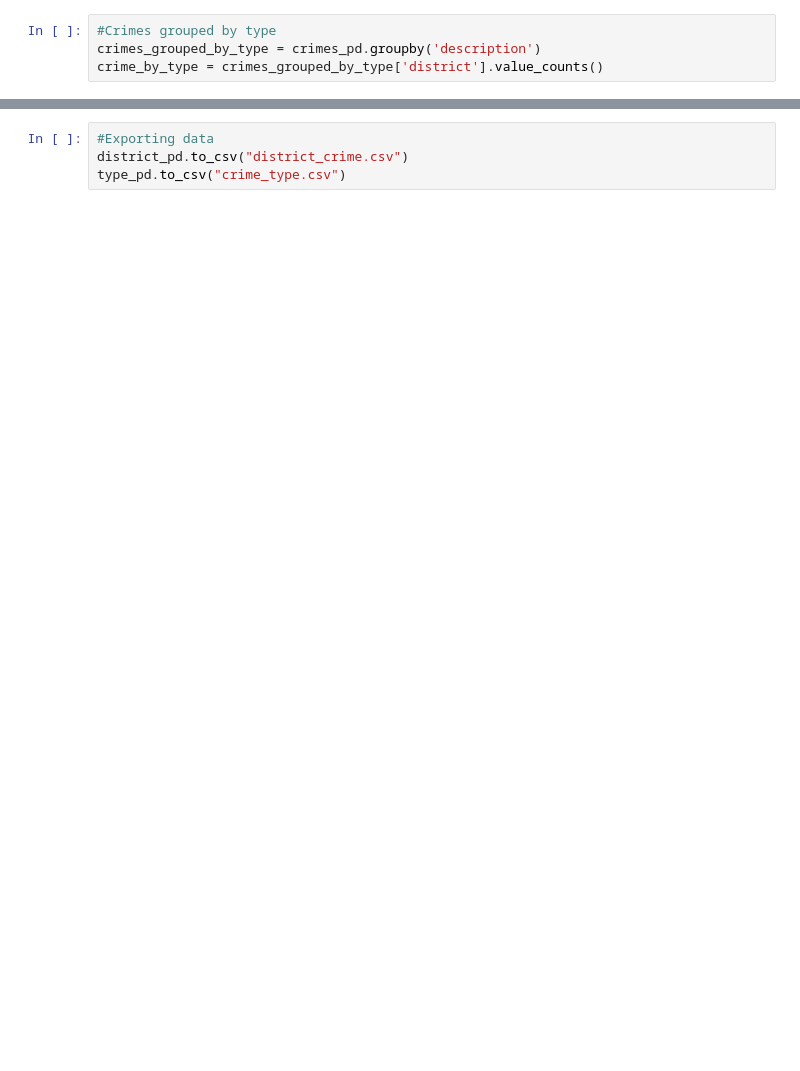
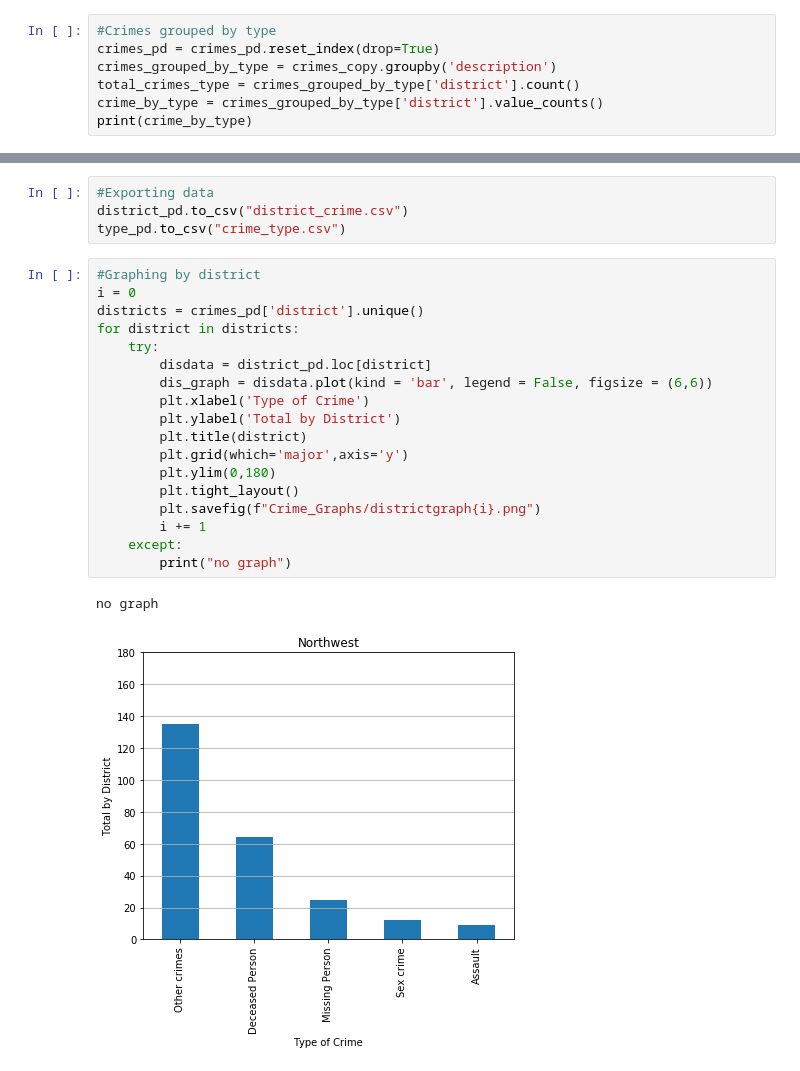
Before and after one commit to apspatz/team2project1, a Jupyter notebook: Crime Data/ODRaleigh.ipynb, the cells around one changed output, grey strips where cells are left out. Cells and saved outputs as stored; diff of their text form; blank space fills up the shorter version.

Commit message:
Graphing Data

```diff
--- a/Crime Data/ODRaleigh.ipynb
+++ b/Crime Data/ODRaleigh.ipynb
@@ -187,4 +209,7 @@ crime_by_district = crimes_grouped_by_district['description'].value_counts()
 # %%
 #Crimes grouped by type
-crimes_grouped_by_type = crimes_pd.groupby('description')
+crimes_pd = crimes_pd.reset_index(drop=True)
+crimes_grouped_by_type = crimes_copy.groupby('description')
+total_crimes_type = crimes_grouped_by_type['district'].count()
 crime_by_type = crimes_grouped_by_type['district'].value_counts()
+print(crime_by_type)
@@ -218,3 +263,24 @@ type_pd = district_pd.rename(columns={'description':'count'})
 #Exporting data
 district_pd.to_csv("district_crime.csv")
 type_pd.to_csv("crime_type.csv")
+# %%
+#Graphing by district
+i = 0
+districts = crimes_pd['district'].unique()
+for district in districts:
+    try:
+        disdata = district_pd.loc[district]
+        dis_graph = disdata.plot(kind = 'bar', legend = False, figsize = (6,6))
+        plt.xlabel('Type of Crime')
+        plt.ylabel('Total by District')
+        plt.title(district)
+        plt.grid(which='major',axis='y')
+        plt.ylim(0,180)
+        plt.tight_layout()
+        plt.savefig(f"Crime_Graphs/districtgraph{i}.png")
+        i += 1
+    except:
+        print("no graph")
+# %% [output]
+no graph
+[figure, added]
```
Also changed, not shown: parts of 7 cells of this notebook, 13 other files.
